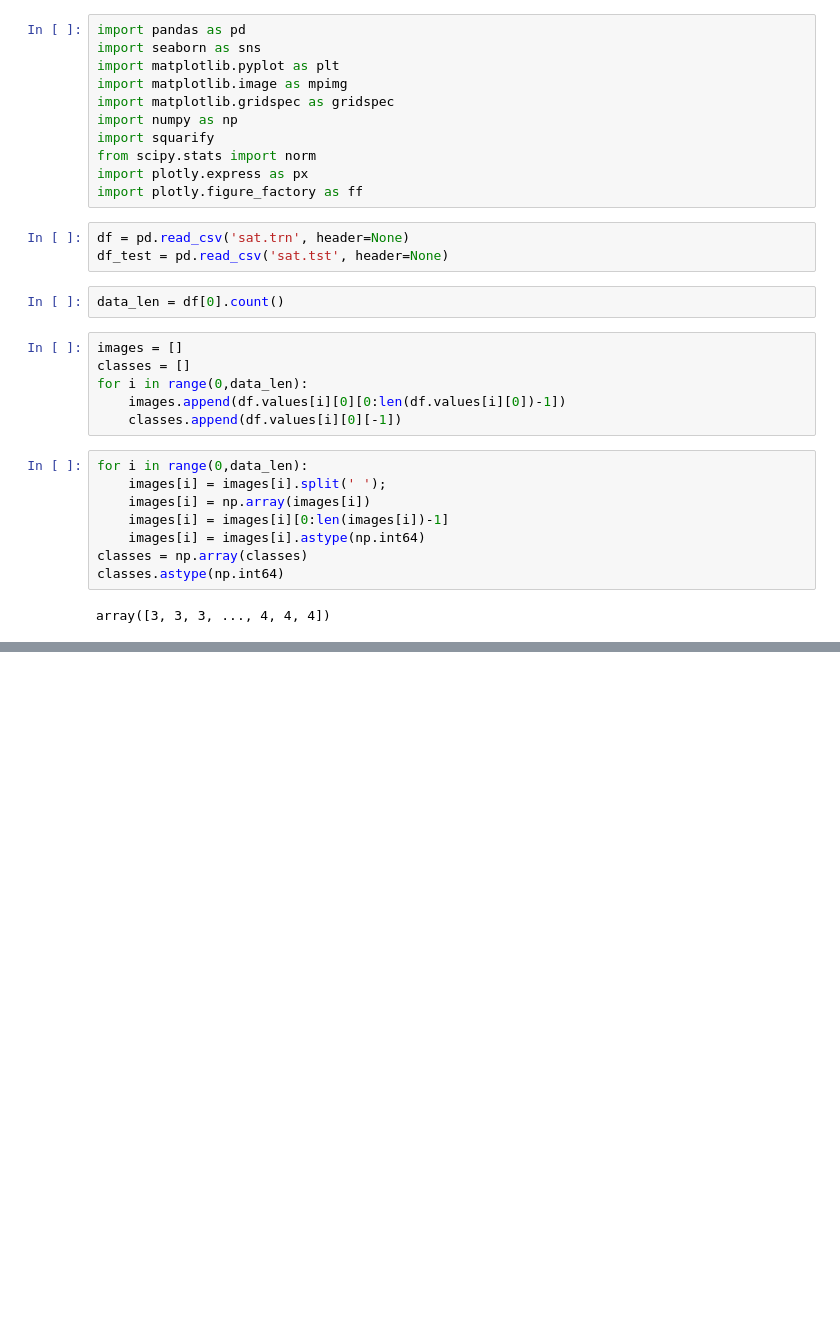
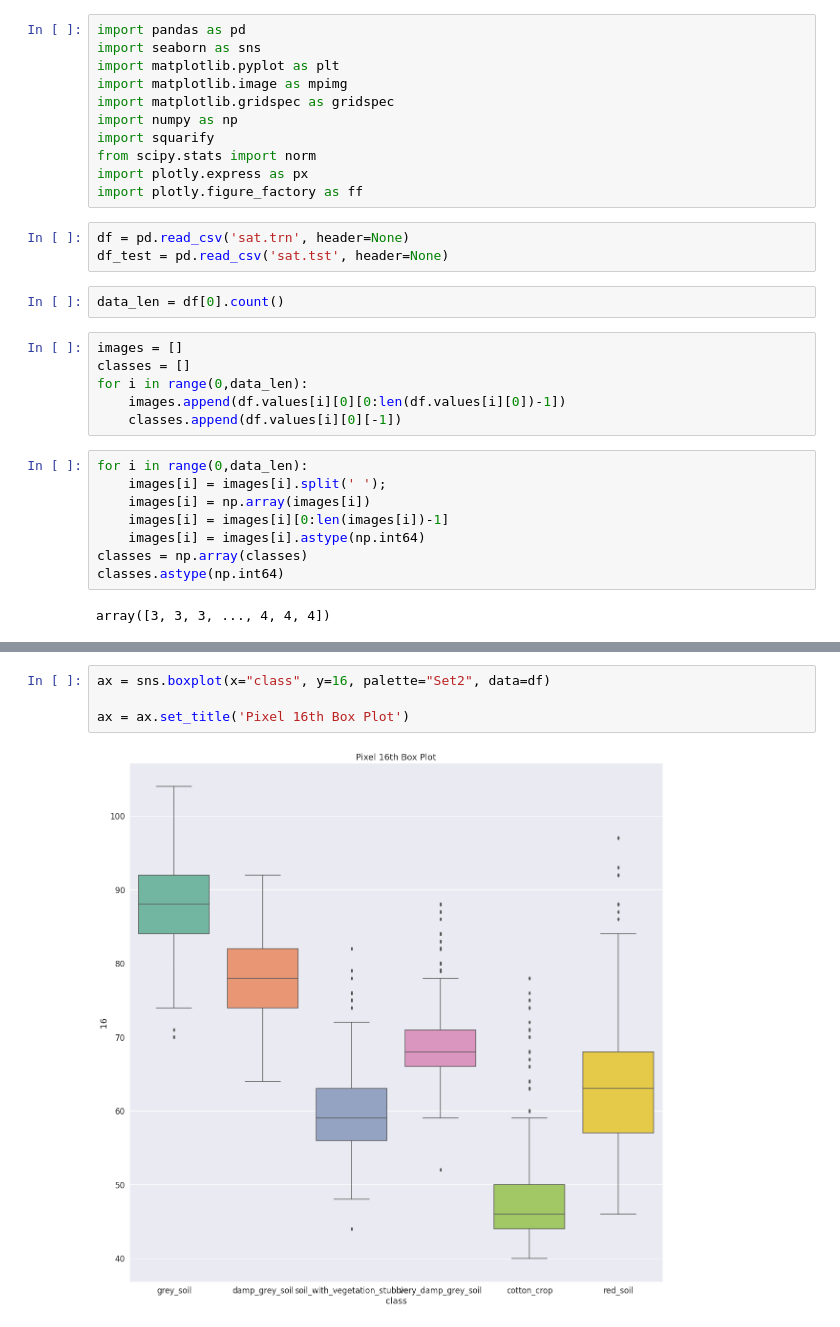
Before and after one commit to Baticsute/KDD_dtnghi, a Jupyter notebook: Satellite.ipynb, the cells around one changed output, grey strips where cells are left out. Drawn from its saved outputs; the diff is of its cells as text; blank space fills up the shorter version.

```diff
--- a/Satellite.ipynb
+++ b/Satellite.ipynb
@@ -52,0 +120,6 @@ plt.show()
+# %%
+ax = sns.boxplot(x="class", y=16, palette="Set2", data=df)
+
+ax = ax.set_title('Pixel 16th Box Plot')
+# %% [output]
+[figure, added]
```
Also changed, not shown: parts of 16 cells of this notebook.
